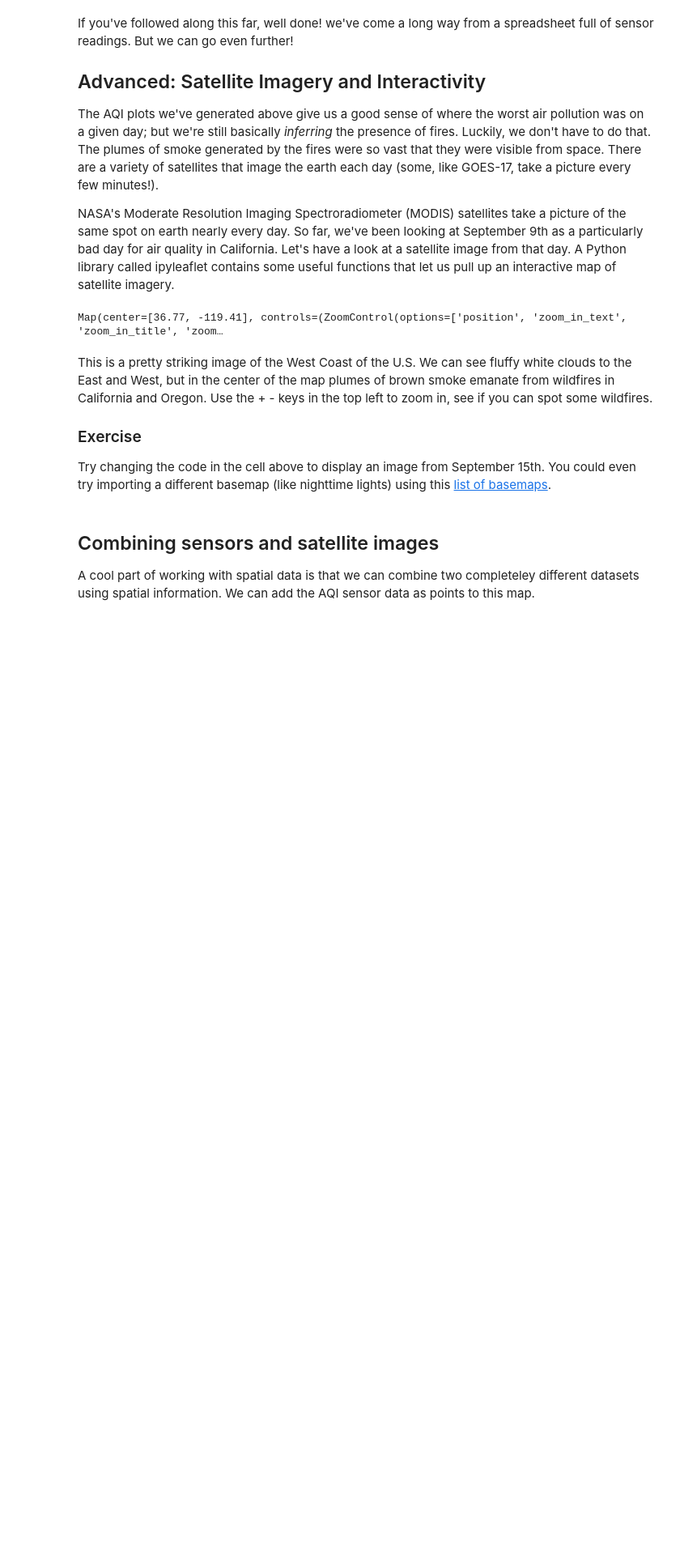
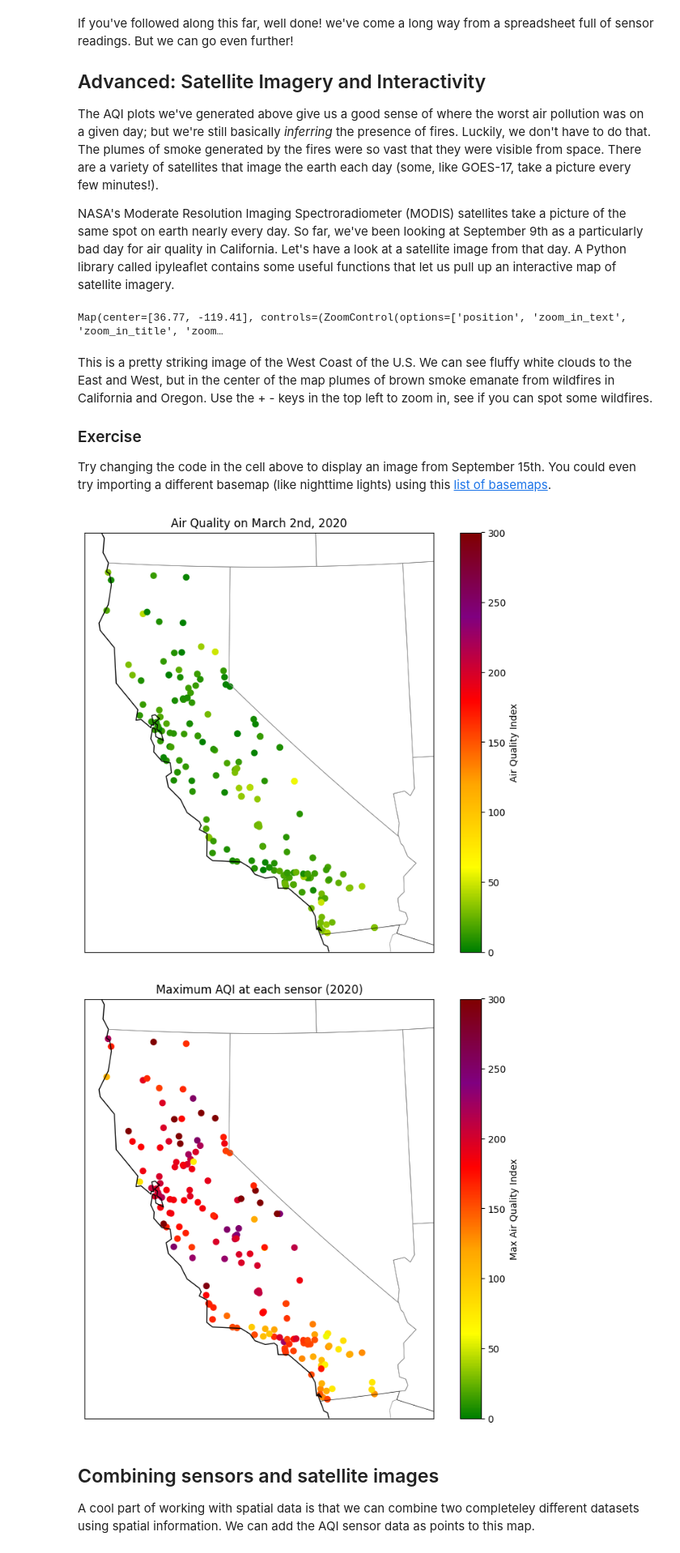
Before and after one commit to 0guojialin0-droid/QM2, a Jupyter notebook: “W03_Spatial_Data_ipynb”的副本.ipynb, the cells around one changed output. Shown at 81% size. Cells and saved outputs as stored; diff of their text form; code cells hidden in the pictures; blank space fills up the shorter version.

```diff
--- a/“W03_Spatial_Data_ipynb”的副本.ipynb
+++ b/“W03_Spatial_Data_ipynb”的副本.ipynb
@@ -407,6 +439,64 @@ This is a pretty striking image of the West Coast of the U.S. We can see fluffy
 ### Exercise
 
 Try changing the code in the cell above to display an image from September 15th. You could even try importing a different basemap (like nighttime lights) using this [list of basemaps](https://ipyleaflet.readthedocs.io/en/latest/map_and_basemaps/basemaps.html).
+# %%
+# 1️⃣ 画 2020 年 3 月 2 日 的 AQI 地图（和 09-09-2020 的代码一样，只是换日期）
+
+# 选定日期（格式：day-month-year）
+date = '02-03-2020'
+
+# 只保留这一天的数据
+one_day = df[df['Date'] == date]
+
+# 建一个 basemap
+map = Basemap(projection='lcc', resolution='l',
+              lat_0=37.5, lon_0=-119,
+              width=1E6, height=1.2E6)
+
+map.drawcoastlines(color='black')
+map.drawcountries(color='black')
+map.drawstates(color='gray')
+
+# 用 AQI 作为颜色，画 3 月 2 日这一天所有传感器
+map.scatter(one_day['longitude'],
+            one_day['latitude'],
+            latlon=True,
+            c=one_day['AQI'],
+            cmap=aqi_colors,    # 上面已经创建好的 colormap
+            vmin=0, vmax=300)
+
+plt.title('Air Quality on March 2nd, 2020')
+plt.colorbar(label='Air Quality Index')
+plt.show()
+
+
+
+max_aqi = (df
+           .groupby(['Site ID', 'latitude', 'longitude'])['AQI']
+           .max()
+           .reset_index())
+
+map = Basemap(projection='lcc', resolution='l',
+              lat_0=37.5, lon_0=-119,
+              width=1E6, height=1.2E6)
+
+map.drawcoastlines(color='black')
+map.drawcountries(color='black')
+map.drawstates(color='gray')
+
+sc = map.scatter(max_aqi['longitude'],
+                 max_aqi['latitude'],
+                 latlon=True,
+                 c=max_aqi['AQI'],
+                 cmap=aqi_colors,
+                 vmin=0, vmax=300)
+
+plt.title('Maximum AQI at each sensor (2020)')
+plt.colorbar(sc, label='Max Air Quality Index')
+plt.show()
+# %% [output]
+[figure, added]
+[figure, added]
 # %% [markdown]
 ## Combining sensors and satellite images
 
```
Also changed, not shown: parts of 17 cells of this notebook.
